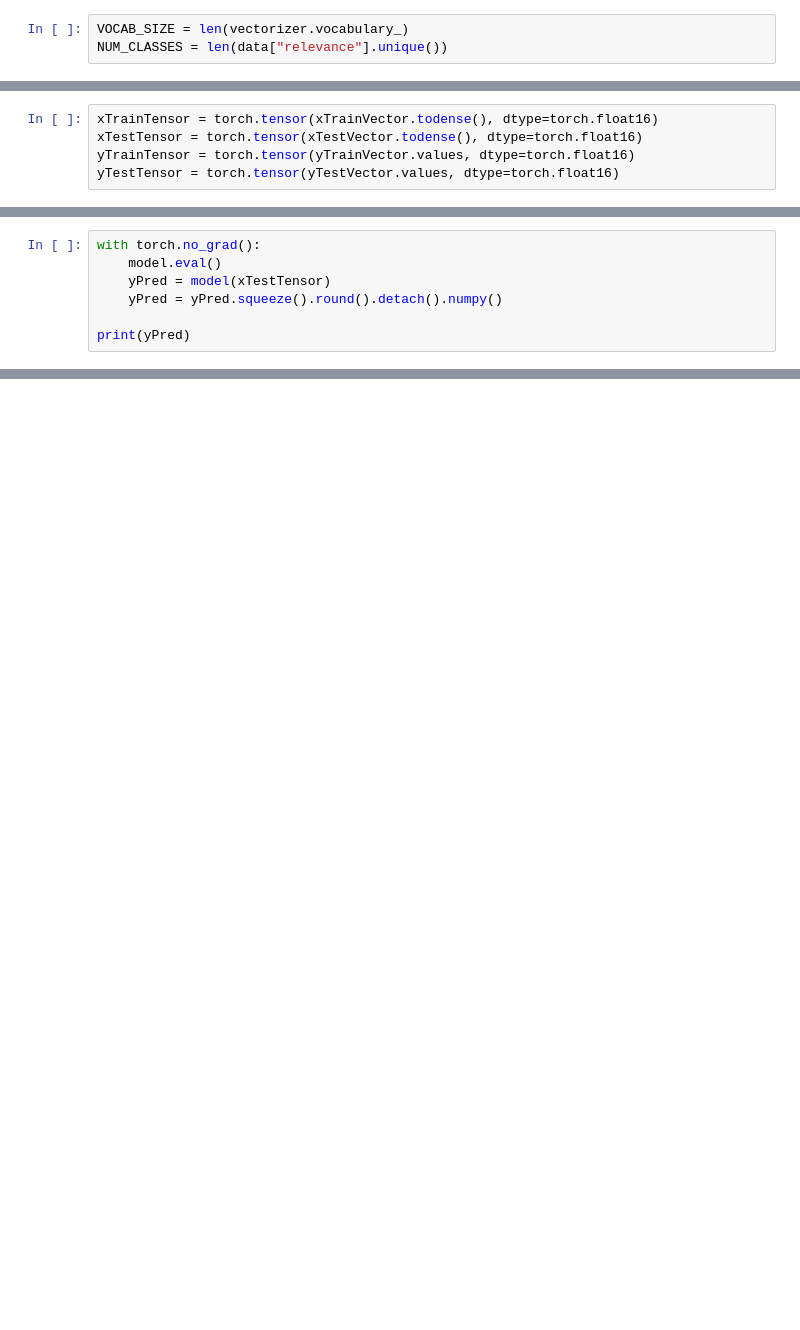
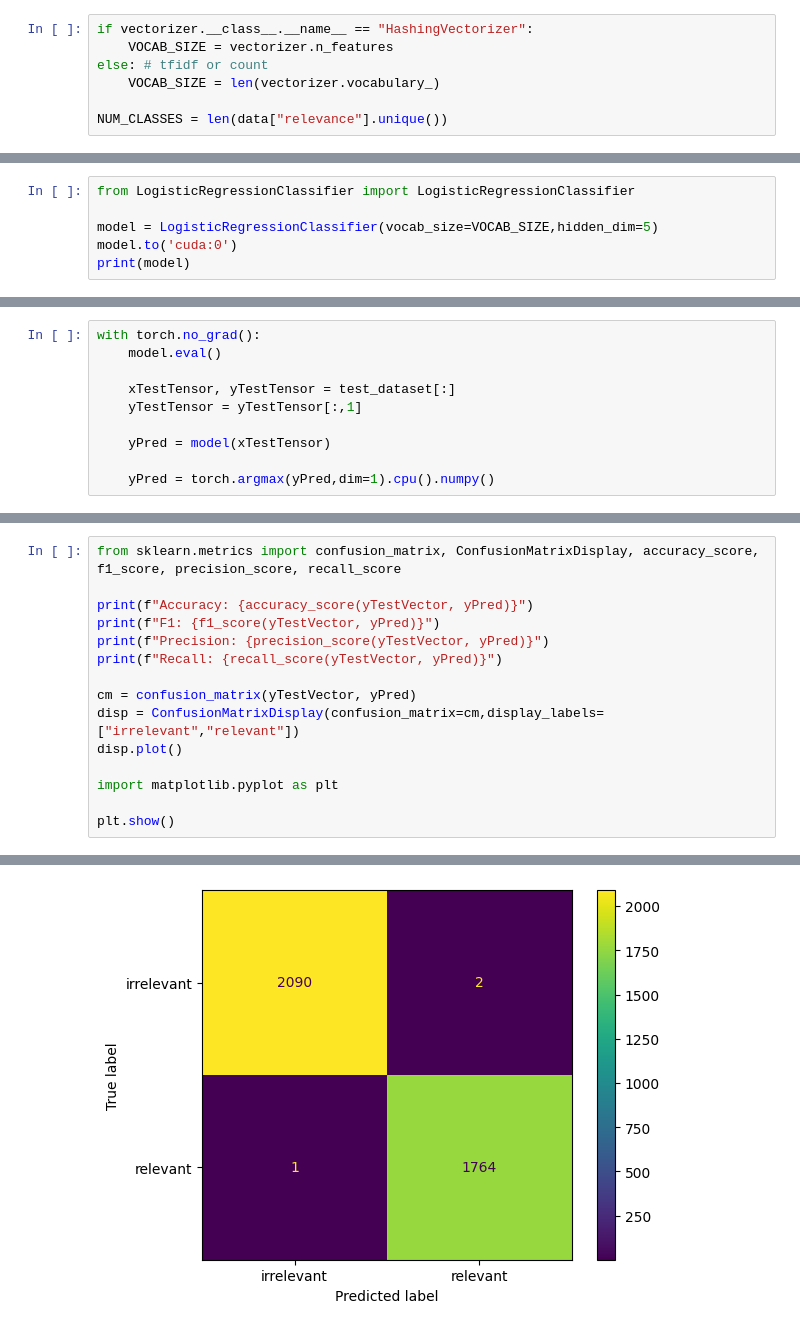
Before and after one commit to ShreyBiswas/GreyLiteratureClassifier, a Jupyter notebook: src/PyTorch/pytorch_regression.ipynb, the cells around one changed output, grey strips where cells are left out. Saved outputs shown, nothing was run; the diff lists cells and outputs as text; blank space fills up the shorter version.

```diff
--- a/src/PyTorch/pytorch_regression.ipynb
+++ b/src/PyTorch/pytorch_regression.ipynb
@@ -95,3 +126,7 @@ Testing data vectorized.
 # %%
-VOCAB_SIZE = len(vectorizer.vocabulary_)
+if vectorizer.__class__.__name__ == "HashingVectorizer":
+    VOCAB_SIZE = vectorizer.n_features
+else: # tfidf or count
+    VOCAB_SIZE = len(vectorizer.vocabulary_)
+
 NUM_CLASSES = len(data["relevance"].unique())
@@ -119,5 +132,0 @@ model = LogisticRegressionClassifier()
-# %%
-xTrainTensor = torch.tensor(xTrainVector.todense(), dtype=torch.float16)
-xTestTensor = torch.tensor(xTestVector.todense(), dtype=torch.float16)
-yTrainTensor = torch.tensor(yTrainVector.values, dtype=torch.float16)
-yTestTensor = torch.tensor(yTestVector.values, dtype=torch.float16)
@@ -145,0 +151,6 @@ LogisticRegressionClassifier(
+# %%
+from LogisticRegressionClassifier import LogisticRegressionClassifier
+
+model = LogisticRegressionClassifier(vocab_size=VOCAB_SIZE,hidden_dim=5)
+model.to('cuda:0')
+print(model)
@@ -164,8 +232,11 @@ with trange(EPOCHS) as epochs:
 # %%
 with torch.no_grad():
     model.eval()
+
+    xTestTensor, yTestTensor = test_dataset[:]
+    yTestTensor = yTestTensor[:,1]
+
     yPred = model(xTestTensor)
-    yPred = yPred.squeeze().round().detach().numpy()
 
-print(yPred)
+    yPred = torch.argmax(yPred,dim=1).cpu().numpy()
 # %% [output]
@@ -201,0 +257,16 @@ weighted avg       1.00      1.00      1.00       500
+# %%
+from sklearn.metrics import confusion_matrix, ConfusionMatrixDisplay, accuracy_score, f1_score, precision_score, recall_score
+
+print(f"Accuracy: {accuracy_score(yTestVector, yPred)}")
+print(f"F1: {f1_score(yTestVector, yPred)}")
+print(f"Precision: {precision_score(yTestVector, yPred)}")
+print(f"Recall: {recall_score(yTestVector, yPred)}")
+
+cm = confusion_matrix(yTestVector, yPred)
+disp = ConfusionMatrixDisplay(confusion_matrix=cm,display_labels=["irrelevant","relevant"])
+disp.plot()
+
+import matplotlib.pyplot as plt
+
+plt.show()
+# %% [output]
@@ -201,0 +277 @@ weighted avg       1.00      1.00      1.00       500
+[figure, added]
```
Also changed, not shown: parts of 30 cells of this notebook, 12 other files.
